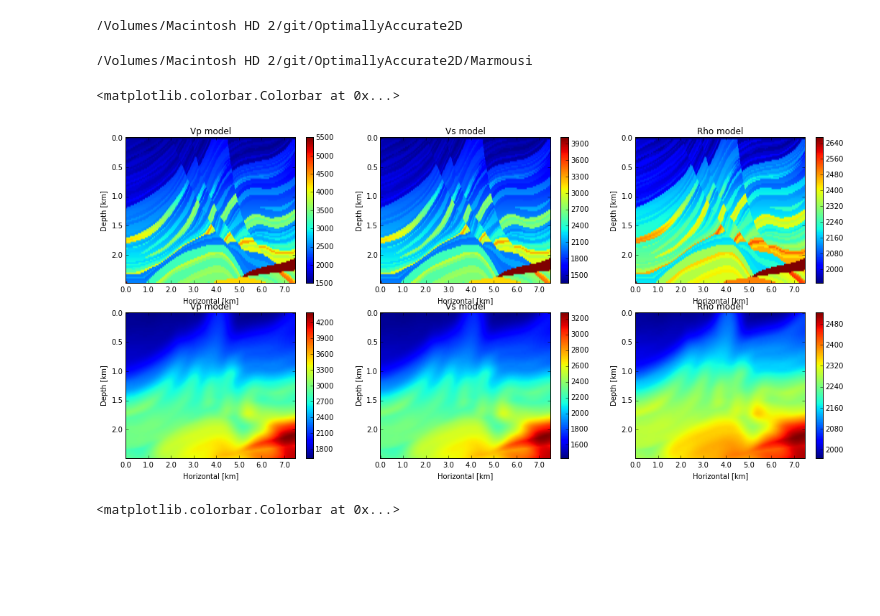
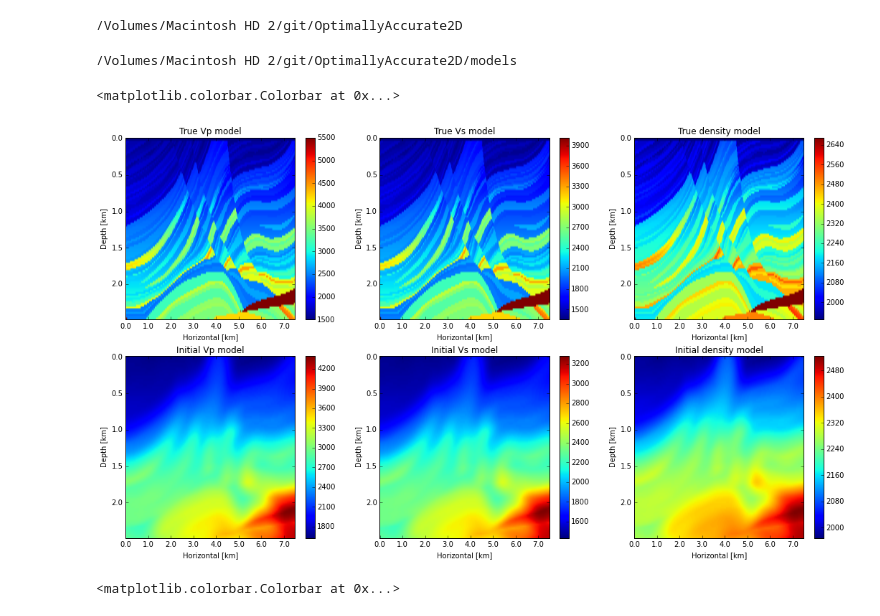
Before and after one commit to ssutinglai/OptimallyAccurate2D, a Jupyter notebook: pineapples/modelviewer.ipynb, the cells around one changed output. Saved outputs shown, nothing was run; the diff lists cells and outputs as text; code cells hidden in the pictures; blank space fills up the shorter version.

```diff
--- a/pineapples/modelviewer.ipynb
+++ b/pineapples/modelviewer.ipynb
@@ -3,9 +3,9 @@ cd ~/git/OptimallyAccurate2D
 # %% [output]
 /Volumes/Macintosh HD 2/git/OptimallyAccurate2D
 # %%
-cd Marmousi/
+cd models/
 # %% [output]
-/Volumes/Macintosh HD 2/git/OptimallyAccurate2D/Marmousi
+/Volumes/Macintosh HD 2/git/OptimallyAccurate2D/models
 # %%
 %matplotlib inline
 import numpy as np
@@ -57,7 +57,7 @@ data=np.fromfile('marmousi_rho_sm',dtype=np.float32)
 rhoSMmodel=np.reshape(data,(nz,nx))
 # %%
 
-fig=plt.figure(figsize=(18,8))
+fig=plt.figure(figsize=(18,10))
 plt.subplot(231)
 ax=plt.gca()
 ax.set_ylabel("Depth [km]")
@@ -66,7 +66,7 @@ ax.set_xlabel("Horizontal [km]")
 #plt.xticks(np.arange(0,nx*dx,1.0))
 plt.imshow(vpmodel,aspect='auto')
 ax.autoscale(False)
-ax.set_title('Vp model')
+ax.set_title('True Vp model')
 ax.xaxis.set_major_locator(matplotlib.ticker.MultipleLocator(int(xtick/dx)))
 ax.xaxis.set_major_formatter(matplotlib.ticker.FuncFormatter(my_xform))
 ax.yaxis.set_major_locator(matplotlib.ticker.MultipleLocator(int(ztick/dz)))
@@ -81,7 +81,7 @@ ax.set_xlabel("Horizontal [km]")
 #plt.xticks(np.arange(0,nx*dx,1.0))
 plt.imshow(vsmodel,aspect='auto')
 ax.autoscale(False)
-ax.set_title('Vs model')
+ax.set_title('True Vs model')
 ax.xaxis.set_major_locator(matplotlib.ticker.MultipleLocator(int(xtick/dx)))
 ax.xaxis.set_major_formatter(matplotlib.ticker.FuncFormatter(my_xform))
 ax.yaxis.set_major_locator(matplotlib.ticker.MultipleLocator(int(ztick/dz)))
@@ -96,7 +96,7 @@ ax.set_xlabel("Horizontal [km]")
 #plt.xticks(np.arange(0,nx*dx,1.0))
 plt.imshow(rhomodel,aspect='auto')
 ax.autoscale(False)
-ax.set_title('Rho model')
+ax.set_title('True density model')
 ax.xaxis.set_major_locator(matplotlib.ticker.MultipleLocator(int(xtick/dx)))
 ax.xaxis.set_major_formatter(matplotlib.ticker.FuncFormatter(my_xform))
 ax.yaxis.set_major_locator(matplotlib.ticker.MultipleLocator(int(ztick/dz)))
@@ -111,7 +111,7 @@ ax.set_xlabel("Horizontal [km]")
 #plt.xticks(np.arange(0,nx*dx,1.0))
 plt.imshow(vpSMmodel,aspect='auto')
 ax.autoscale(False)
-ax.set_title('Vp model')
+ax.set_title('Initial Vp model')
 ax.xaxis.set_major_locator(matplotlib.ticker.MultipleLocator(int(xtick/dx)))
 ax.xaxis.set_major_formatter(matplotlib.ticker.FuncFormatter(my_xform))
 ax.yaxis.set_major_locator(matplotlib.ticker.MultipleLocator(int(ztick/dz)))
@@ -120,36 +120,36 @@ plt.colorbar()
 
 plt.subplot(235)
 ax=plt.gca()
 ax.set_ylabel("Depth [km]")
 ax.set_xlabel("Horizontal [km]")
 #plt.yticks(np.arange(0,-nz*dz,-0.5))
 #plt.xticks(np.arange(0,nx*dx,1.0))
 plt.imshow(vsSMmodel,aspect='auto')
 ax.autoscale(False)
-ax.set_title('Vs model')
+ax.set_title('Initial Vs model')
 ax.xaxis.set_major_locator(matplotlib.ticker.MultipleLocator(int(xtick/dx)))
 ax.xaxis.set_major_formatter(matplotlib.ticker.FuncFormatter(my_xform))
 ax.yaxis.set_major_locator(matplotlib.ticker.MultipleLocator(int(ztick/dz)))
 ax.yaxis.set_major_formatter(matplotlib.ticker.FuncFormatter(my_zform))
 plt.colorbar()
 
 plt.subplot(236)
 ax=plt.gca()
 ax.set_ylabel("Depth [km]")
 ax.set_xlabel("Horizontal [km]")
 #plt.yticks(np.arange(0,-nz*dz,-0.5))
 #plt.xticks(np.arange(0,nx*dx,1.0))
 plt.imshow(rhoSMmodel,aspect='auto')
 ax.autoscale(False)
-ax.set_title('Rho model')
+ax.set_title('Initial density model')
 ax.xaxis.set_major_locator(matplotlib.ticker.MultipleLocator(int(xtick/dx)))
 ax.xaxis.set_major_formatter(matplotlib.ticker.FuncFormatter(my_xform))
 ax.yaxis.set_major_locator(matplotlib.ticker.MultipleLocator(int(ztick/dz)))
 ax.yaxis.set_major_formatter(matplotlib.ticker.FuncFormatter(my_zform))
 plt.colorbar()
 # %% [output]
 <matplotlib.colorbar.Colorbar at 0x...>
-[figure, old version]
+[figure, new version]
 # %%
 plt.imshow(vsmodel)
 plt.colorbar()
```
Also changed, not shown: 12 other files.
